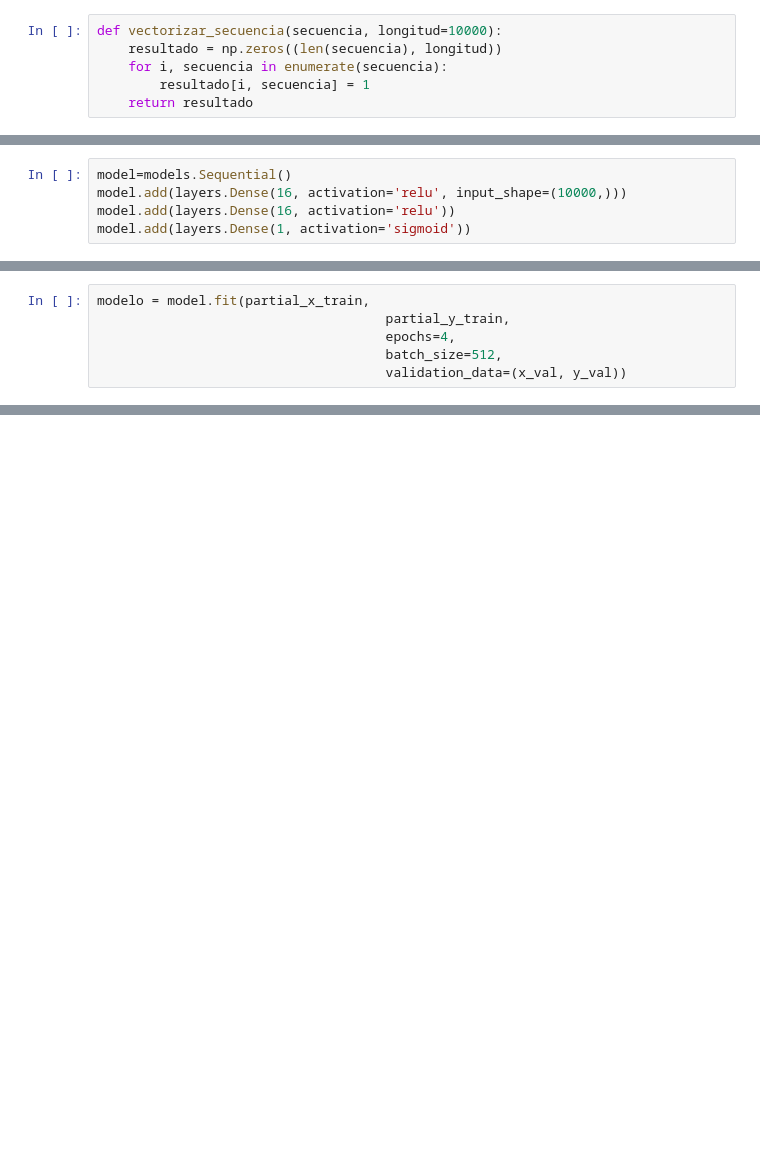
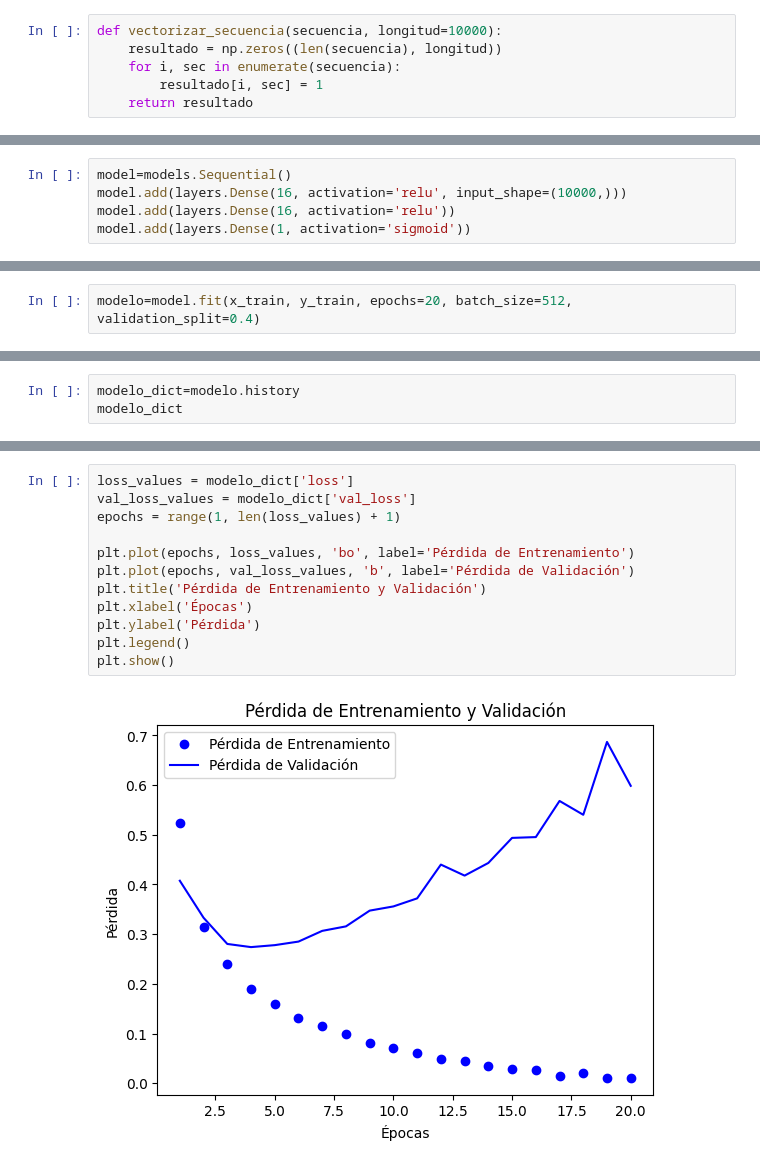
Before and after one commit to jesusdevelopment/Curso_Fundamen_Red_Neuro_Py_Keras, a Jupyter notebook: NoteBooks/Clasificación Binaria.ipynb, the cells around one changed output, grey strips where cells are left out. Drawn from its saved outputs; the diff is of its cells as text; blank space fills up the shorter version.

```diff
--- a/NoteBooks/Clasificación Binaria.ipynb
+++ b/NoteBooks/Clasificación Binaria.ipynb
@@ -107,8 +130,8 @@ all
 # %%
 def vectorizar_secuencia(secuencia, longitud=10000):
     resultado = np.zeros((len(secuencia), longitud))
-    for i, secuencia in enumerate(secuencia):
-        resultado[i, secuencia] = 1
+    for i, sec in enumerate(secuencia):
+        resultado[i, sec] = 1
     return resultado
 # %%
 x_train=vectorizar_secuencia(train_data)
@@ -138,6 +166,0 @@ model.compile(optimizer='rmsprop',
-# %%
-modelo = model.fit(partial_x_train,
-									 partial_y_train,
-									 epochs=4,
-									 batch_size=512,
-									 validation_data=(x_val, y_val))
@@ -152,0 +175,2 @@ Epoch 4/4
+# %%
+modelo=model.fit(x_train, y_train, epochs=20, batch_size=512, validation_split=0.4)
@@ -152,0 +195,3 @@ Epoch 4/4
+# %%
+modelo_dict=modelo.history
+modelo_dict
@@ -152,0 +216,14 @@ Epoch 4/4
+# %%
+loss_values = modelo_dict['loss']
+val_loss_values = modelo_dict['val_loss']
+epochs = range(1, len(loss_values) + 1)
+
+plt.plot(epochs, loss_values, 'bo', label='Pérdida de Entrenamiento')
+plt.plot(epochs, val_loss_values, 'b', label='Pérdida de Validación')
+plt.title('Pérdida de Entrenamiento y Validación')
+plt.xlabel('Épocas')
+plt.ylabel('Pérdida')
+plt.legend()
+plt.show()
+# %% [output]
+[figure, added]
```
Also changed, not shown: parts of 46 cells of this notebook, 2 other files.
